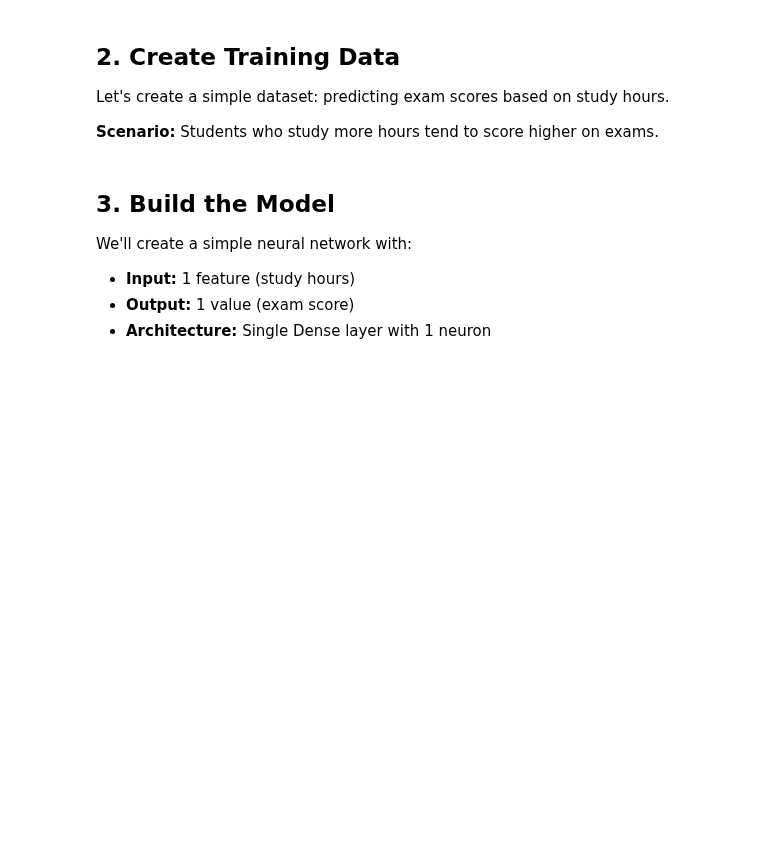
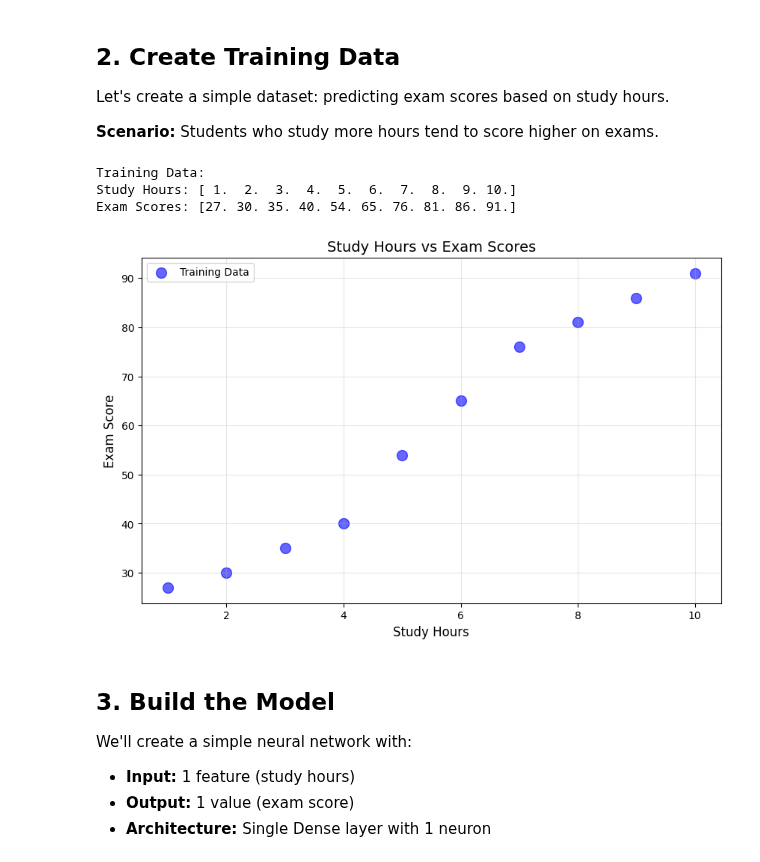
Before and after one commit to nexageapps/AI, a Jupyter notebook: Basic/B02 - Linear Regression.ipynb, the cells around one changed output. Drawn from its saved outputs; the diff is of its cells as text; code cells hidden in the pictures; blank space fills up the shorter version.

```diff
--- a/Basic/B02 - Linear Regression.ipynb
+++ b/Basic/B02 - Linear Regression.ipynb
@@ -56,24 +56,29 @@ Let's create a simple dataset: predicting exam scores based on study hours.
 # %%
 # Training data: [study hours]
 X_train = np.array([1, 2, 3, 4, 5, 6, 7, 8, 9, 10], dtype=float)
 
 # Training labels: [exam scores]
 # Roughly: score = 20 * hours + 7 (with some noise)
-y_train = np.array([27, 47, 67, 87, 107, 127, 147, 167, 187, 207], dtype=float)
+y_train = np.array([27, 30, 35, 40, 54, 65, 76, 81, 86, 91], dtype=float)
 
 print("Training Data:")
 print(f"Study Hours: {X_train}")
 print(f"Exam Scores: {y_train}")
 
 # Visualize the data
 plt.figure(figsize=(10, 6))
 plt.scatter(X_train, y_train, color='blue', s=100, alpha=0.6, label='Training Data')
 plt.xlabel('Study Hours', fontsize=12)
 plt.ylabel('Exam Score', fontsize=12)
 plt.title('Study Hours vs Exam Scores', fontsize=14)
 plt.legend()
 plt.grid(True, alpha=0.3)
 plt.show()
+# %% [output]
+Training Data:
+Study Hours: [ 1.  2.  3.  4.  5.  6.  7.  8.  9. 10.]
+Exam Scores: [27. 30. 35. 40. 54. 65. 76. 81. 86. 91.]
+[figure, added]
 # %% [markdown]
 ## 3. Build the Model
 
```
Also changed, not shown: parts of 1 cell of this notebook.
